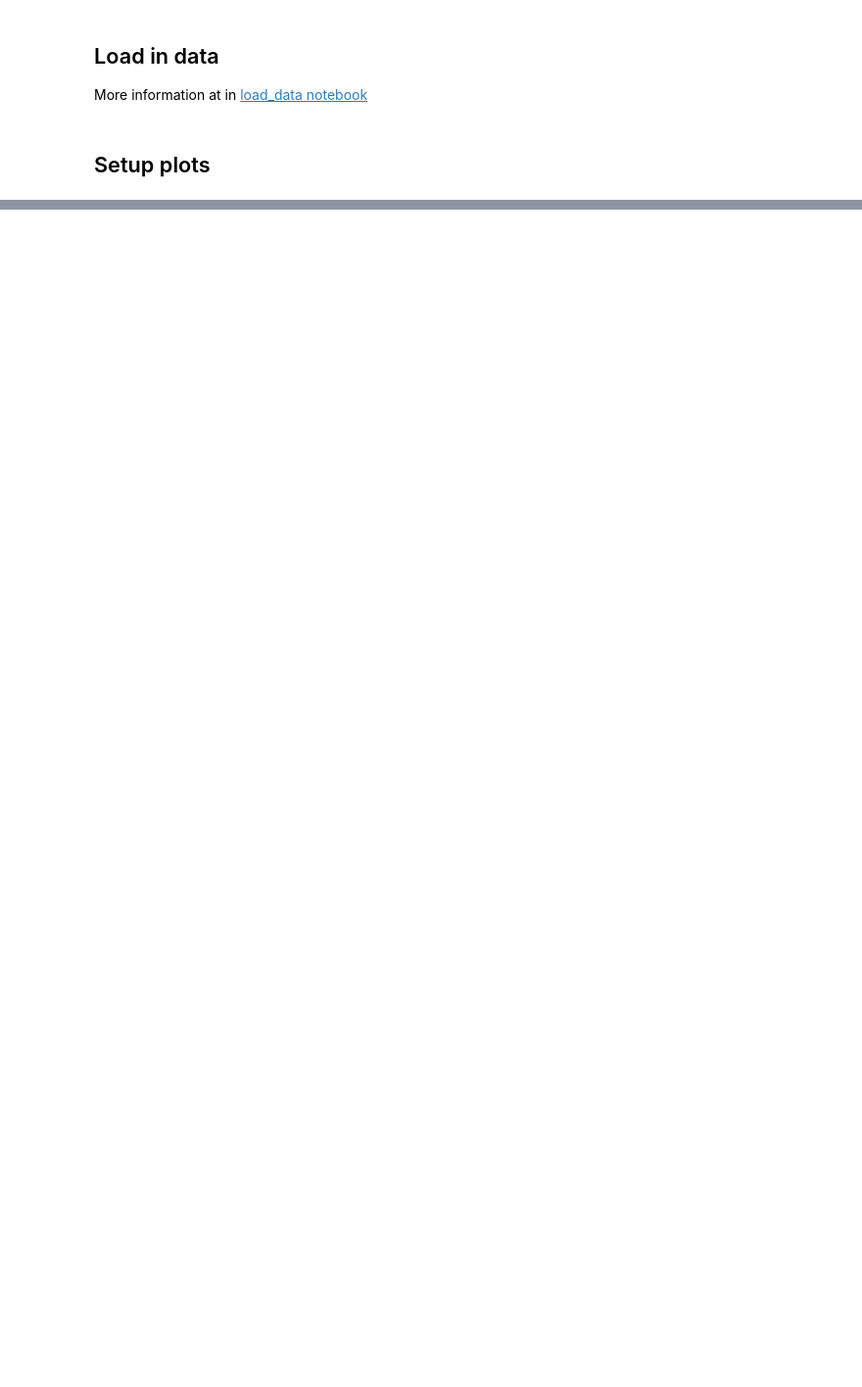
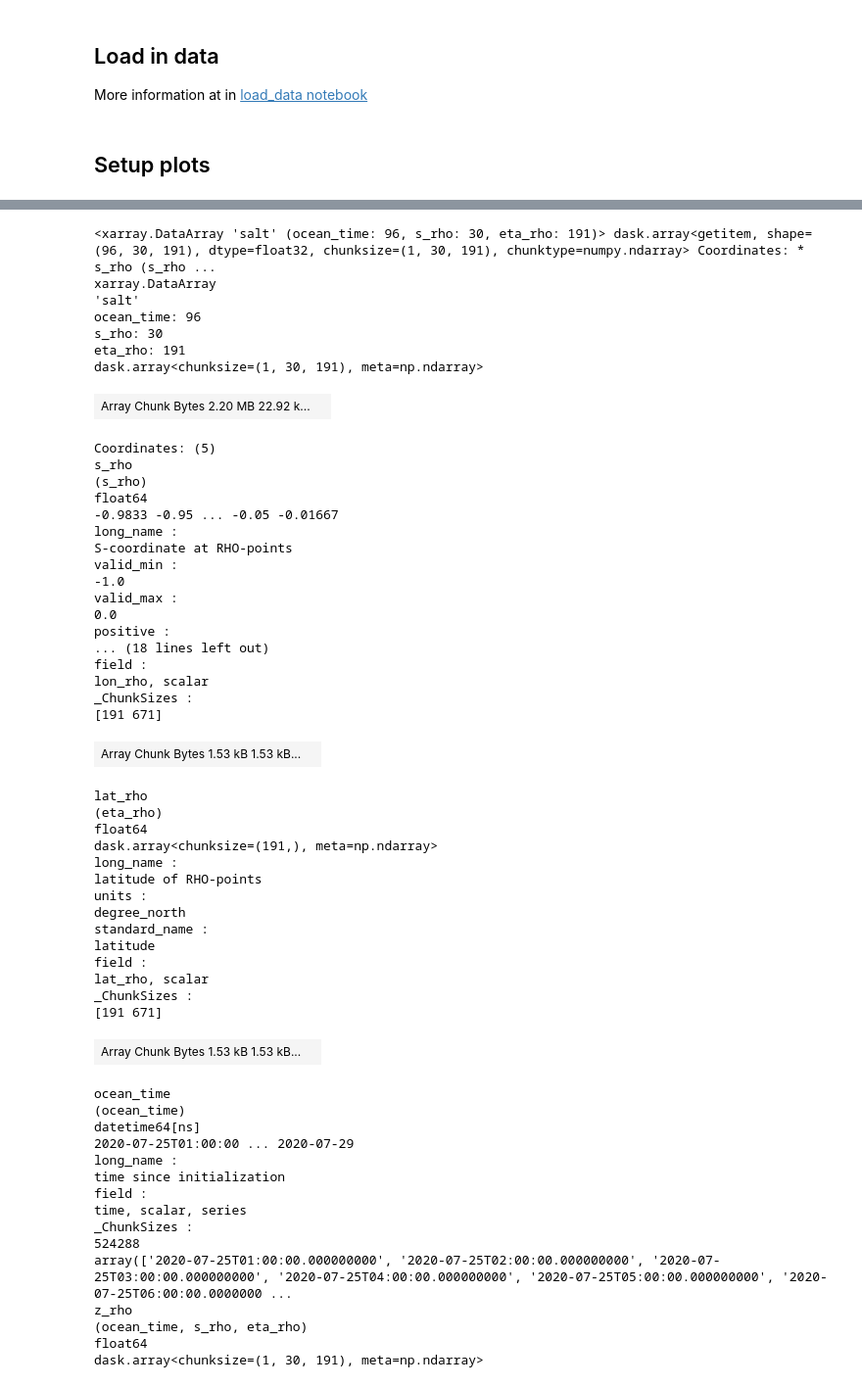
Before and after one commit to xoceanmodel/xroms, a Jupyter notebook: examples/plotting.ipynb, the cells around one changed output, grey strips where cells are left out. Shown at 98% size. Saved outputs shown, nothing was run; the diff lists cells and outputs as text; code cells hidden in the pictures; blank space fills up the shorter version.

```diff
--- a/examples/plotting.ipynb
+++ b/examples/plotting.ipynb
@@ -67,0 +102,59 @@ ds.salt
+# %%
+ds.salt.isel(xi_rho=80)
+# %% [output]
+<xarray.DataArray 'salt' (ocean_time: 96, s_rho: 30, eta_rho: 191)> dask.array<getitem, shape=(96, 30, 191), dtype=float32, chunksize=(1, 30, 191), chunktype=numpy.ndarray> Coordinates: * s_rho (s_rho ...
+xarray.DataArray
+'salt'
+ocean_time: 96
+s_rho: 30
+eta_rho: 191
+dask.array<chunksize=(1, 30, 191), meta=np.ndarray>
+| Array Chunk Bytes 2.20 MB 22.92 k... |  |
+Coordinates: (5)
+s_rho
+(s_rho)
+float64
+-0.9833 -0.95 ... -0.05 -0.01667
+long_name :
+S-coordinate at RHO-points
+valid_min :
+-1.0
+valid_max :
+0.0
+positive :
+... (18 lines left out)
+field :
+lon_rho, scalar
+_ChunkSizes :
+[191 671]
+| Array Chunk Bytes 1.53 kB 1.53 kB... |  |
+lat_rho
+(eta_rho)
+float64
+dask.array<chunksize=(191,), meta=np.ndarray>
+long_name :
+latitude of RHO-points
+units :
+degree_north
+standard_name :
+latitude
+field :
+lat_rho, scalar
+_ChunkSizes :
+[191 671]
+| Array Chunk Bytes 1.53 kB 1.53 kB... |  |
+ocean_time
+(ocean_time)
+datetime64[ns]
+2020-07-25T01:00:00 ... 2020-07-29
+long_name :
+time since initialization
+field :
+time, scalar, series
+_ChunkSizes :
+524288
+array(['2020-07-25T01:00:00.000000000', '2020-07-25T02:00:00.000000000', '2020-07-25T03:00:00.000000000', '2020-07-25T04:00:00.000000000', '2020-07-25T05:00:00.000000000', '2020-07-25T06:00:00.0000000 ...
+z_rho
+(ocean_time, s_rho, eta_rho)
+float64
+dask.array<chunksize=(1, 30, 191), meta=np.ndarray>
```
Also changed, not shown: parts of 20 cells of this notebook, 3 other files.
